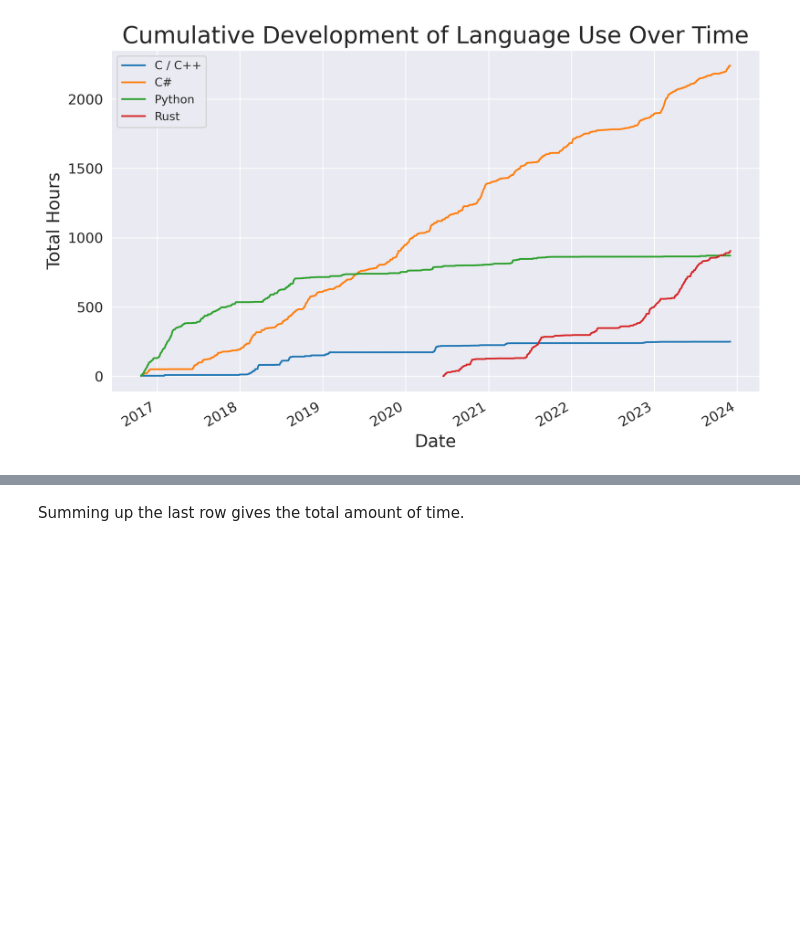
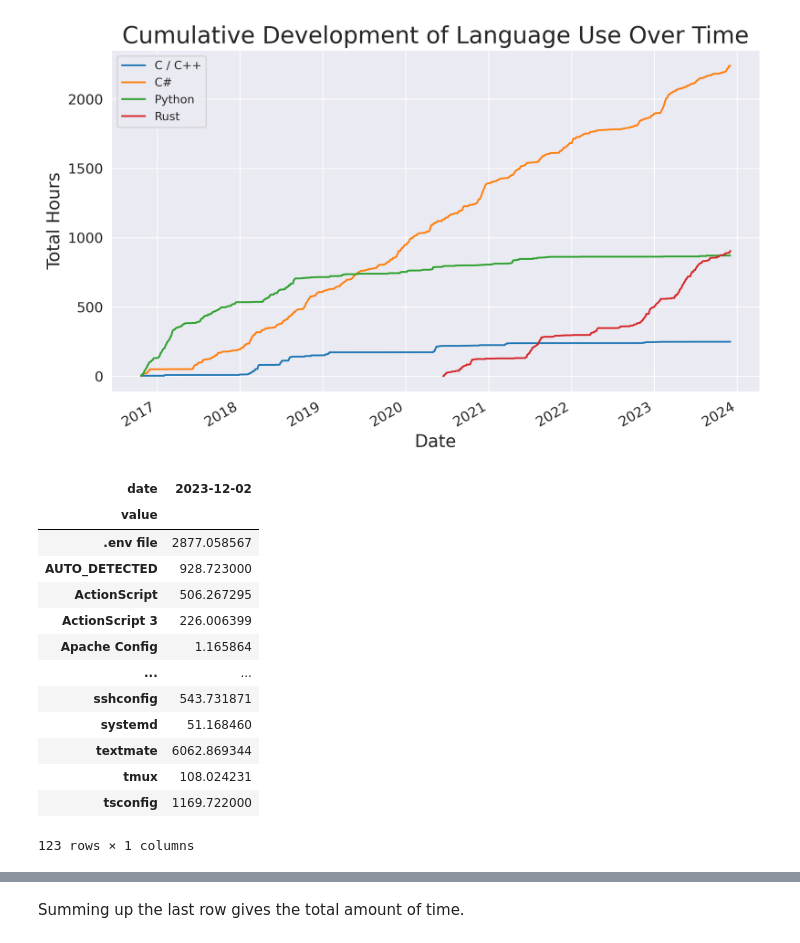
Before and after one commit to sunsided/coding-stats, a Jupyter notebook: exploration.ipynb, the cells around one changed output, grey strips where cells are left out. Saved outputs shown, nothing was run; the diff lists cells and outputs as text; code cells hidden in the pictures; blank space fills up the shorter version.

```diff
--- a/exploration.ipynb
+++ b/exploration.ipynb
@@ -78,3 +78,21 @@ ax.legend()
 plt.show()
 # %% [output]
 [figure]
+# %%
+last = cumulative.tail(1).transpose()
+last
+# %% [output]
+| date | 2023-12-02 |
+| value |  |
+| .env file | 2877.058567 |
+| AUTO_DETECTED | 928.723000 |
+| ActionScript | 506.267295 |
+| ActionScript 3 | 226.006399 |
+| Apache Config | 1.165864 |
+| ... | ... |
+| sshconfig | 543.731871 |
+| systemd | 51.168460 |
+| textmate | 6062.869344 |
+| tmux | 108.024231 |
+| tsconfig | 1169.722000 |
+123 rows × 1 columns
```
Also changed, not shown: parts of 2 cells of this notebook.
